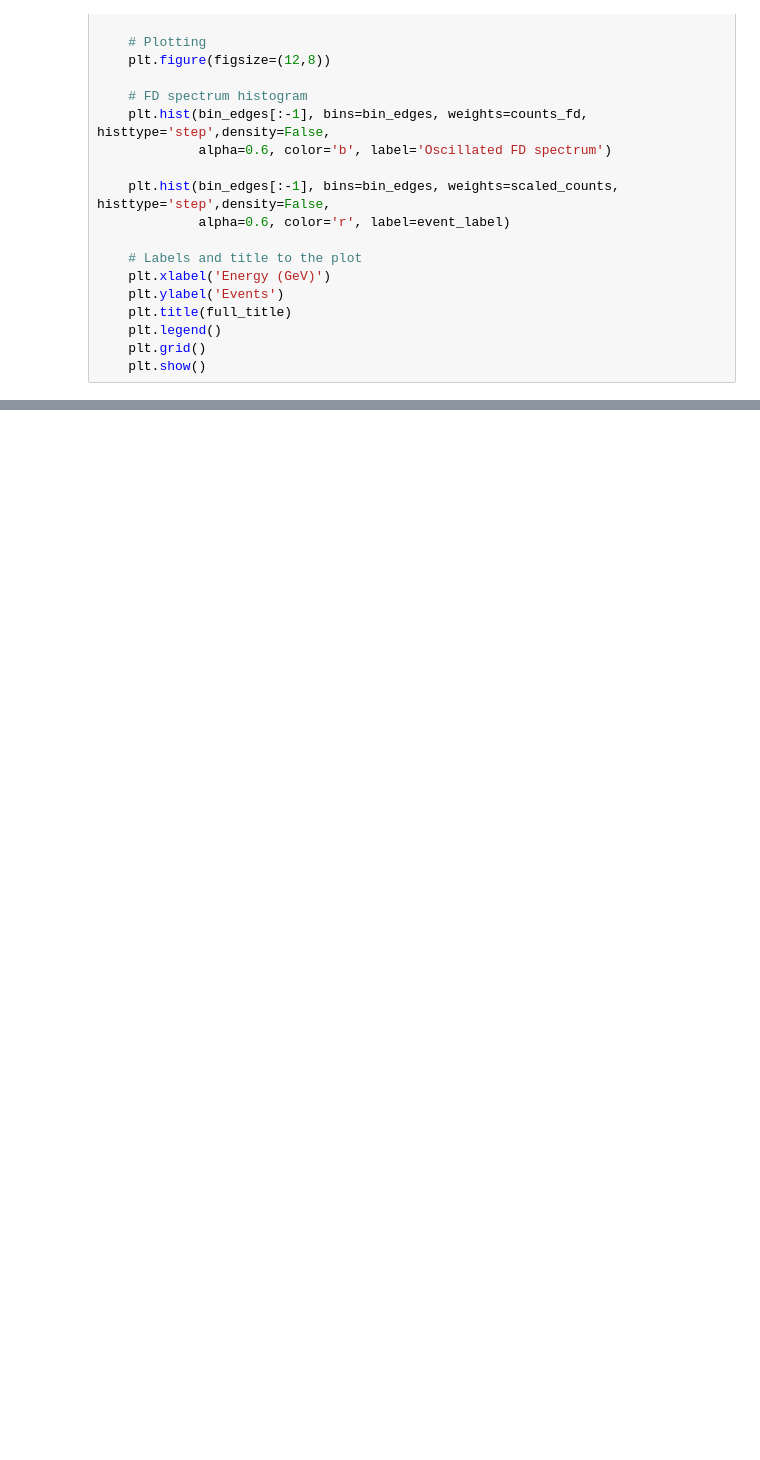
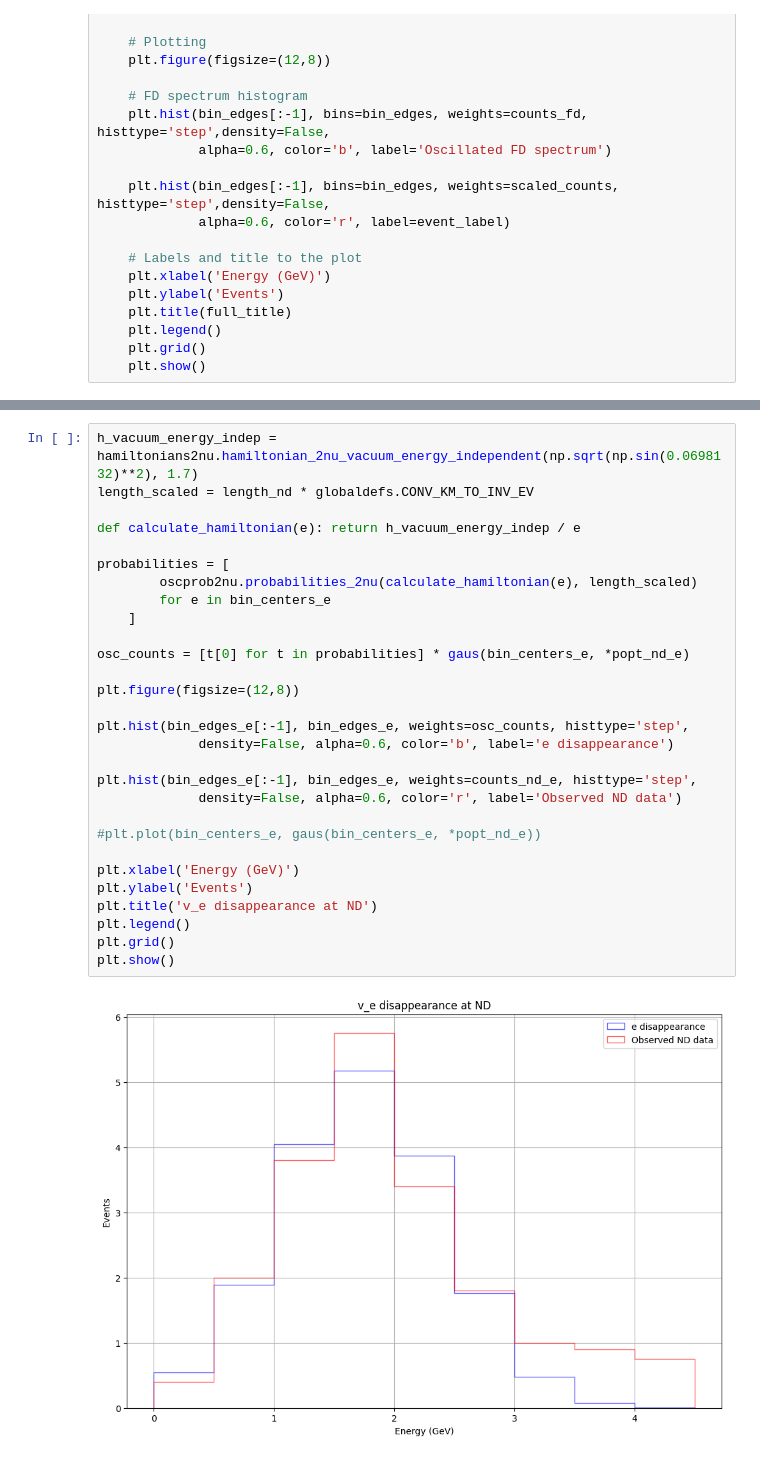
Before and after one commit to somar9/Neutrino-Oscillation-Project, a Jupyter notebook: 2_flavour_active-sterile_osc.ipynb, the cells around one changed output, grey strips where cells are left out. Cells and saved outputs as stored; diff of their text form; blank space fills up the shorter version.

```diff
--- a/2_flavour_active-sterile_osc.ipynb
+++ b/2_flavour_active-sterile_osc.ipynb
@@ -443,0 +368,31 @@ plt.show()
+# %%
+h_vacuum_energy_indep = hamiltonians2nu.hamiltonian_2nu_vacuum_energy_independent(np.sqrt(np.sin(0.0698132)**2), 1.7)
+length_scaled = length_nd * globaldefs.CONV_KM_TO_INV_EV
+
+def calculate_hamiltonian(e): return h_vacuum_energy_indep / e
+
+probabilities = [
+        oscprob2nu.probabilities_2nu(calculate_hamiltonian(e), length_scaled)
+        for e in bin_centers_e
+    ]
+
+osc_counts = [t[0] for t in probabilities] * gaus(bin_centers_e, *popt_nd_e)
+
+plt.figure(figsize=(12,8))
+
+plt.hist(bin_edges_e[:-1], bin_edges_e, weights=osc_counts, histtype='step',
+             density=False, alpha=0.6, color='b', label='e disappearance')
+
+plt.hist(bin_edges_e[:-1], bin_edges_e, weights=counts_nd_e, histtype='step',
+             density=False, alpha=0.6, color='r', label='Observed ND data')
+
+#plt.plot(bin_centers_e, gaus(bin_centers_e, *popt_nd_e))
+
+plt.xlabel('Energy (GeV)')
+plt.ylabel('Events')
+plt.title('v_e disappearance at ND')
+plt.legend()
+plt.grid()
+plt.show()
+# %% [output]
+[figure, added]
```
Also changed, not shown: parts of 8 cells of this notebook.
